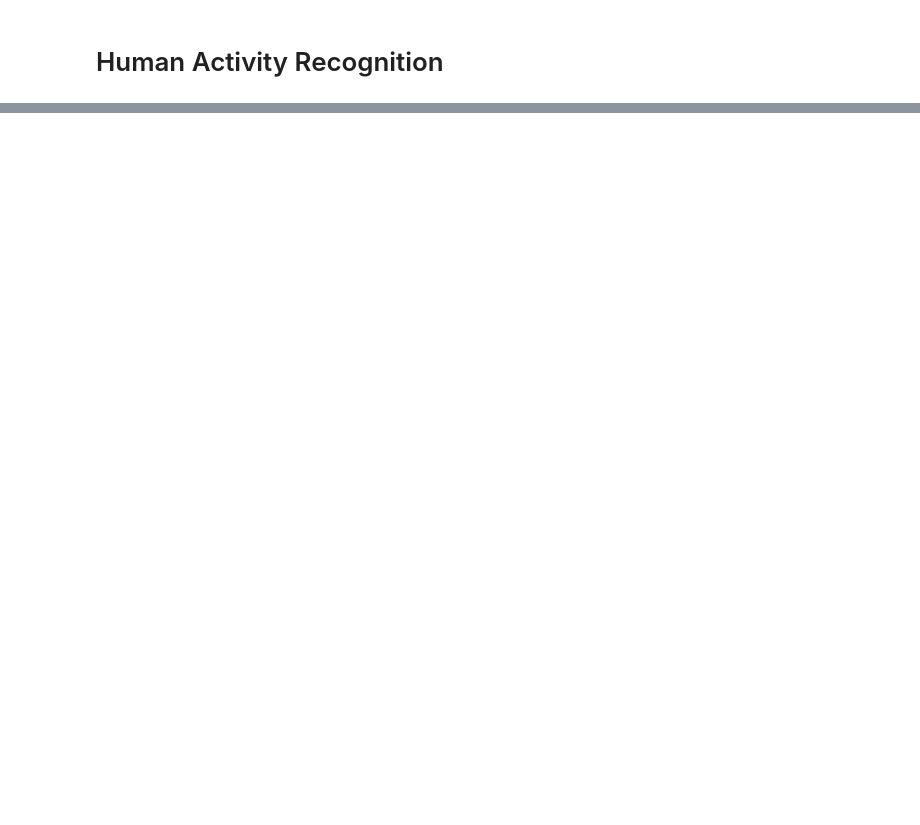
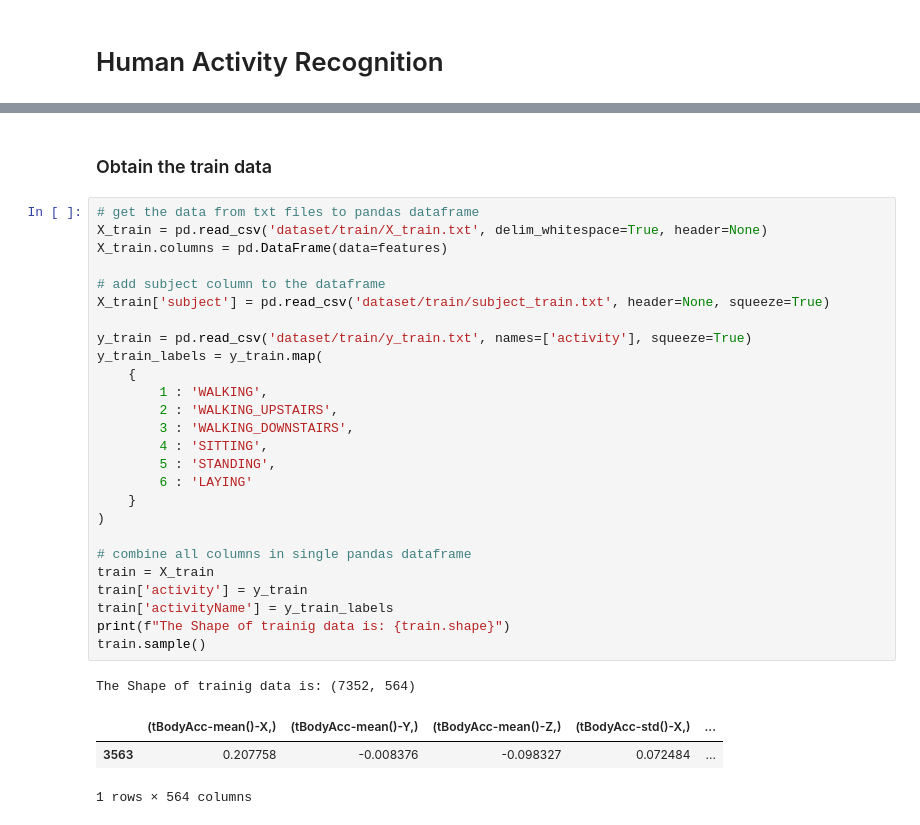
Before and after one commit to ashishsth7586/PyTorch, a Jupyter notebook: 04_Human_activity_recognition/Human Activity Recognition.ipynb, the cells around one changed output, grey strips where cells are left out. Saved outputs shown, nothing was run; the diff lists cells and outputs as text; blank space fills up the shorter version.

```diff
--- a/04_Human_activity_recognition/Human Activity Recognition.ipynb
+++ b/04_Human_activity_recognition/Human Activity Recognition.ipynb
@@ -33,0 +61,33 @@ ModuleNotFoundError: No module named 'pandas'
+# %% [markdown]
+### Obtain the train data
+# %%
+# get the data from txt files to pandas dataframe
+X_train = pd.read_csv('dataset/train/X_train.txt', delim_whitespace=True, header=None)
+X_train.columns = pd.DataFrame(data=features)
+
+# add subject column to the dataframe
+X_train['subject'] = pd.read_csv('dataset/train/subject_train.txt', header=None, squeeze=True)
+
+y_train = pd.read_csv('dataset/train/y_train.txt', names=['activity'], squeeze=True)
+y_train_labels = y_train.map(
+    {
+        1 : 'WALKING',
+        2 : 'WALKING_UPSTAIRS',
+        3 : 'WALKING_DOWNSTAIRS',
+        4 : 'SITTING',
+        5 : 'STANDING',
+        6 : 'LAYING'
+    }
+)
+
+# combine all columns in single pandas dataframe
+train = X_train
+train['activity'] = y_train
+train['activityName'] = y_train_labels
+print(f"The Shape of trainig data is: {train.shape}")
+train.sample()
+# %% [output]
+The Shape of trainig data is: (7352, 564)
+|  | (tBodyAcc-mean()-X,) | (tBodyAcc-mean()-Y,) | (tBodyAcc-mean()-Z,) | (tBodyAcc-std()-X,) | ... |
+| 3563 | 0.207758 | -0.008376 | -0.098327 | 0.072484 | ... |
+1 rows × 564 columns
```
Also changed, not shown: parts of 13 cells of this notebook, 28 other files.
